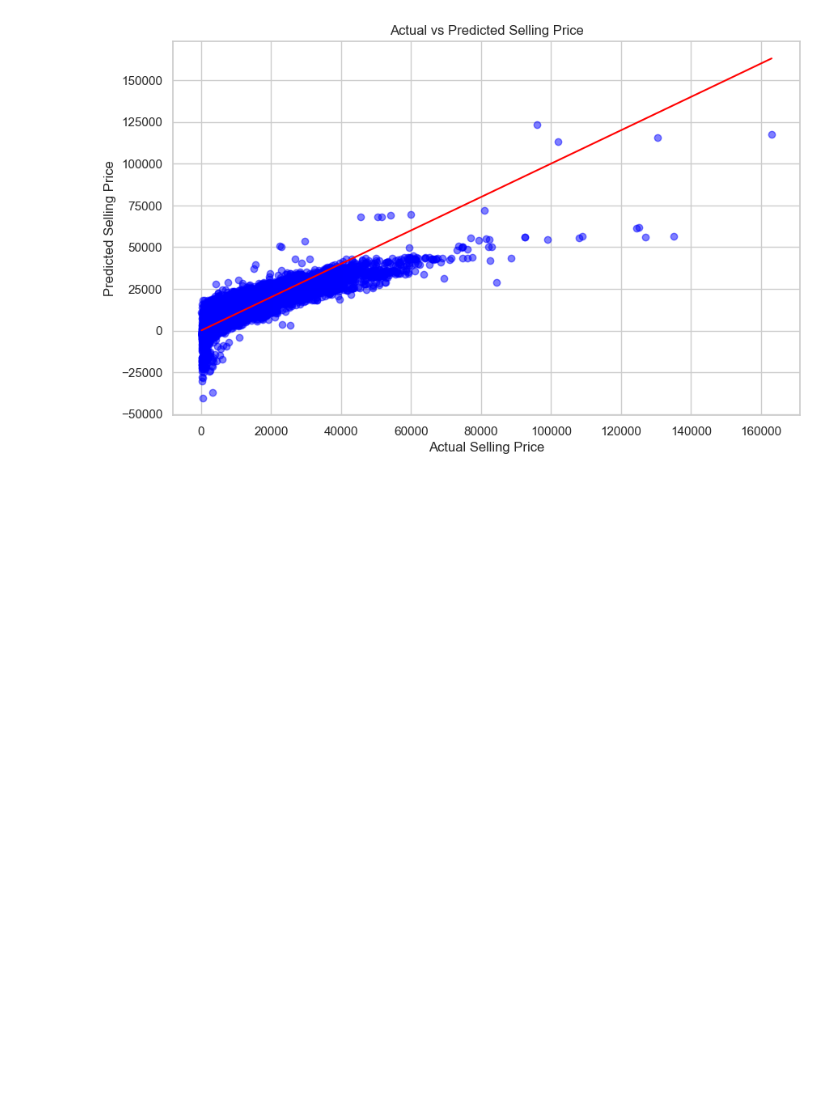
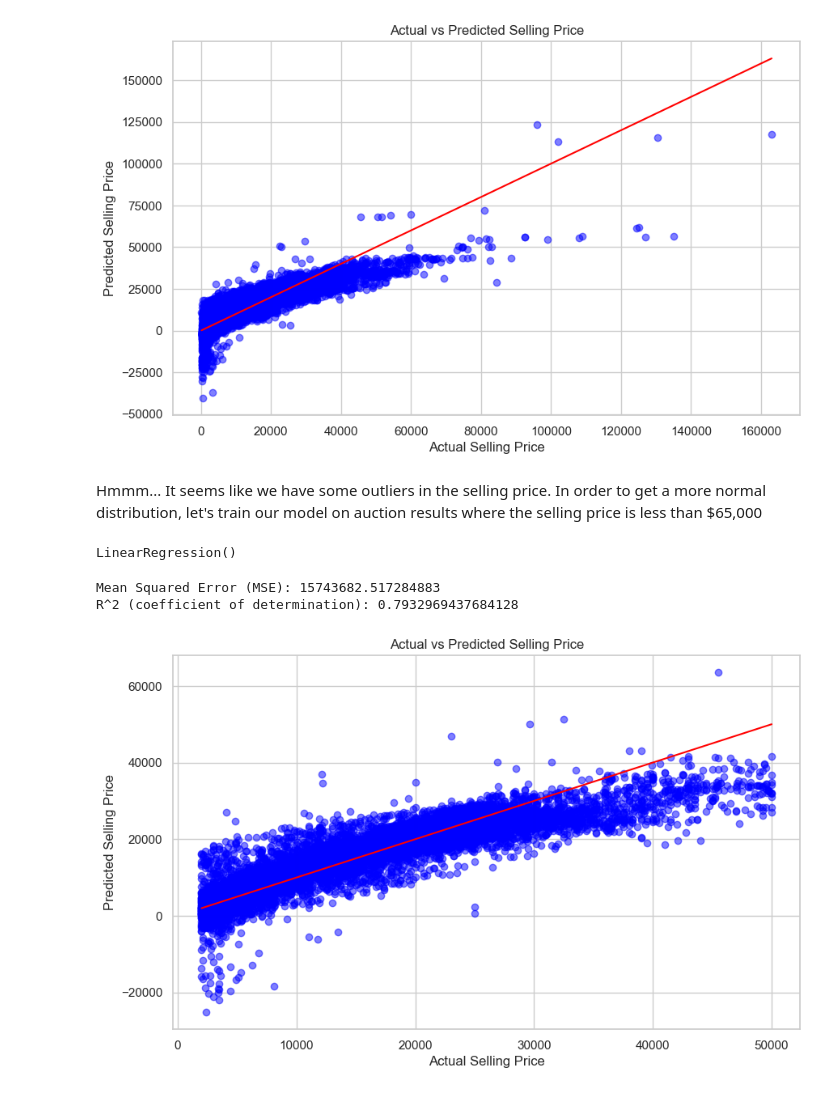
Before and after one commit to skyrez18/ds3870_final_project, a Jupyter notebook: code.ipynb, the cells around one changed output. Cells and saved outputs as stored; diff of their text form; code cells hidden in the pictures; blank space fills up the shorter version.

```diff
--- a/code.ipynb
+++ b/code.ipynb
@@ -366,3 +382,41 @@ plt.title('Actual vs Predicted Selling Price')
 plt.show()
 # %% [output]
 [figure]
+# %% [markdown]
+Hmmm... It seems like we have some outliers in the selling price. In order to get a more normal distribution, let's train our model on auction results where the selling price is less than $65,000
+# %%
+trimmed_df = df[df['sellingprice'] <= 50000]
+trimmed_df = trimmed_df[trimmed_df['sellingprice'] >= 2000]
+# %%
+df_predictor = trimmed_df[['condition', 'odometer', 'auto_transmission', 'car_age', 'MSRP', 'body_size']]
+df_target = trimmed_df['sellingprice']
+X = df_predictor
+y = df_target
+
+# Split into training and testing set
+X_train, X_test, Y_train, Y_test = train_test_split(X, y, test_size=0.3, random_state=39)
+# Train the Linear Regression model
+model = LinearRegression()
+model.fit(X_train, Y_train)
+# %% [output]
+LinearRegression()
+# %%
+y_pred = model.predict(X_test)
+mse = mean_squared_error(Y_test, y_pred)
+print(f"Mean Squared Error (MSE): {mse}")
+
+r2 = r2_score(Y_test, y_pred)
+print(f"R^2 (coefficient of determination): {r2}")
+# %% [output]
+Mean Squared Error (MSE): 15743682.517284883
+R^2 (coefficient of determination): 0.7932969437684128
+# %%
+plt.figure(figsize=(10,6))
+plt.scatter(Y_test, y_pred, alpha=0.5, color='blue')
+plt.plot([min(Y_test), max(Y_test)], [min(Y_test), max(Y_test)], color='red', linewidth=1.5) # Perfect prediction line
+plt.xlabel('Actual Selling Price')
+plt.ylabel('Predicted Selling Price')
+plt.title('Actual vs Predicted Selling Price')
+plt.show()
+# %% [output]
+[figure, added]
```
Also changed, not shown: parts of 9 cells of this notebook.
